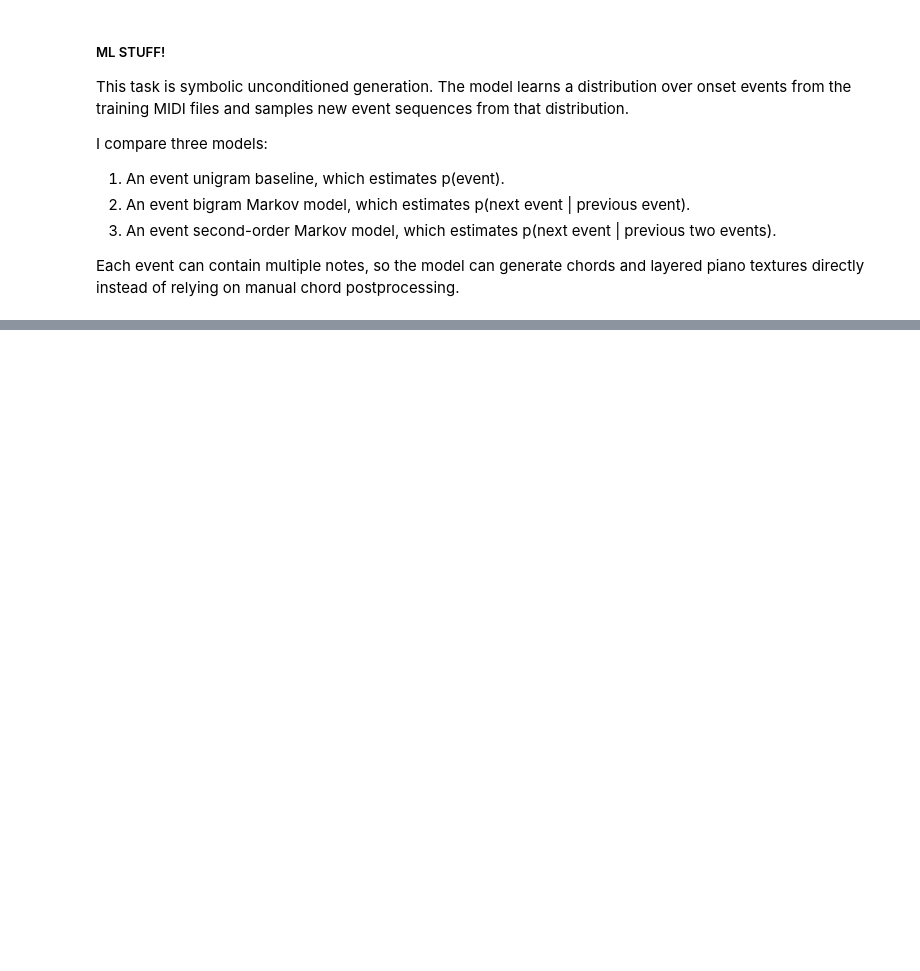
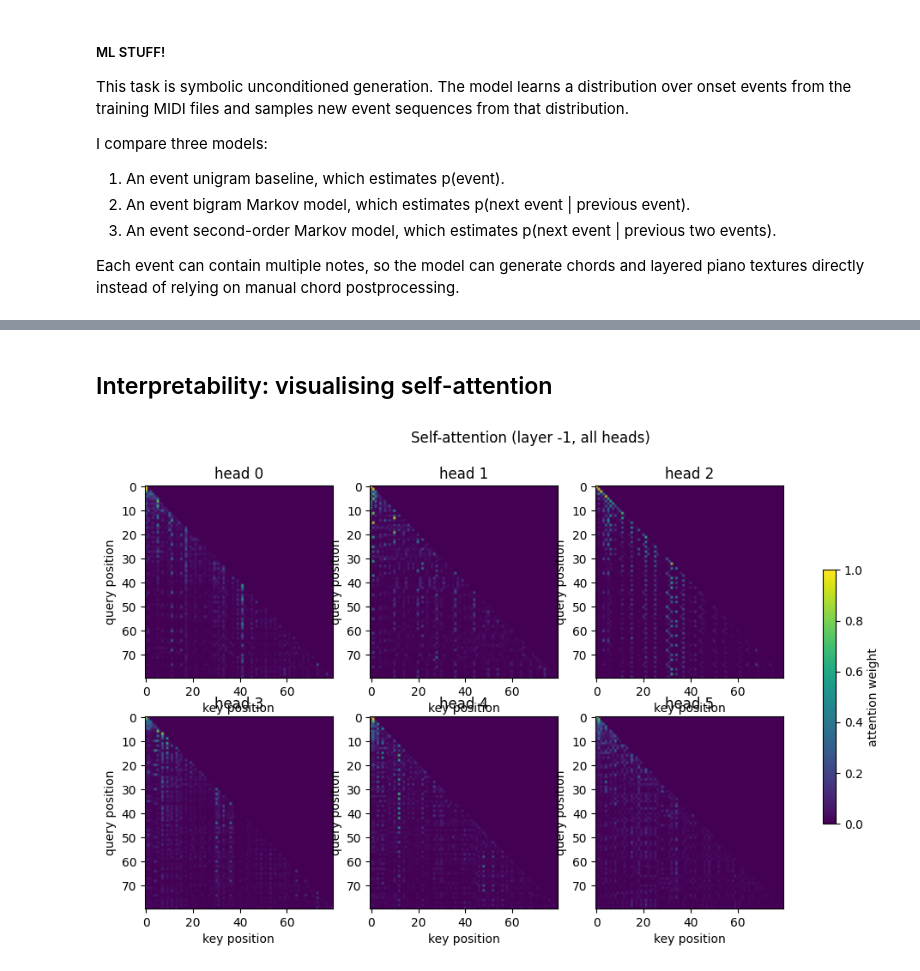
Before and after one commit to ayinfly/CSE153-Assignment-2-Task-1, a Jupyter notebook: workbook.ipynb, the cells around one changed output, grey strips where cells are left out. Drawn from its saved outputs; the diff is of its cells as text; code cells hidden in the pictures; blank space fills up the shorter version.

```diff
--- a/workbook.ipynb
+++ b/workbook.ipynb
@@ -333,0 +628,36 @@ Saved generated MIDI files:
+# %% [markdown]
+## Interpretability: visualising self-attention
+# %%
+import torch
+import matplotlib.pyplot as plt
+
+# put the excerpt on whatever device the model currently lives on
+model_device = next(transformer.parameters()).device
+excerpt = torch.tensor([val_stream[:BLOCK_SIZE]], dtype=torch.long, device=model_device)
+transformer.eval()
+with torch.no_grad():
+    _ = transformer(excerpt)
+
+attn  = transformer.attention_maps()
+layer = -1
+A_all = attn[layer][0]            # (n_head, T, T) for the chosen layer
+n_head = A_all.shape[0]
+W = 80                            # show the top-left WxW block
+
+ncols = 3
+nrows = (n_head + ncols - 1) // ncols
+fig, axes = plt.subplots(nrows, ncols, figsize=(4 * ncols, 3.2 * nrows))
+axes = axes.ravel()
+im = None
+for h in range(n_head):
+    im = axes[h].imshow(A_all[h, :W, :W].cpu().numpy(), aspect="auto", origin="upper")
+    axes[h].set_title(f"head {h}")
+    axes[h].set_xlabel("key position"); axes[h].set_ylabel("query position")
+for h in range(n_head, len(axes)):
+    axes[h].axis("off")
+fig.suptitle(f"Self-attention (layer {layer}, all heads)")
+if im is not None:
+    fig.colorbar(im, ax=axes.tolist(), label="attention weight", shrink=0.6)
+plt.show()
+# %% [output]
+[figure, added]
```
Also changed, not shown: parts of 32 cells of this notebook, 2 other files.
